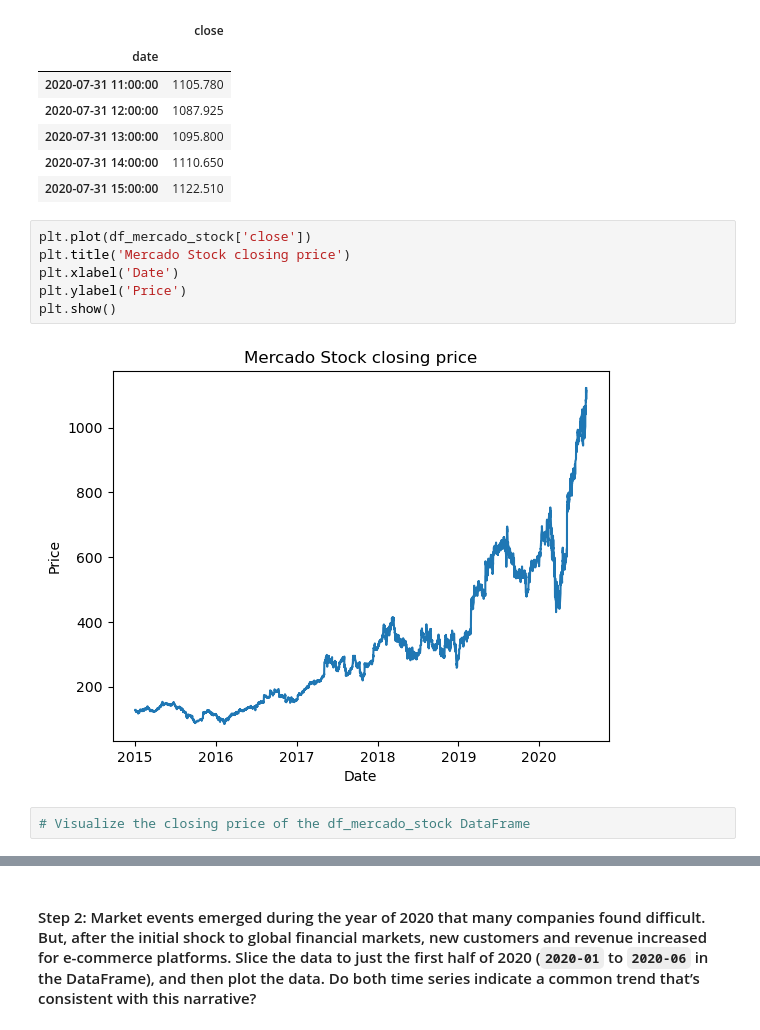
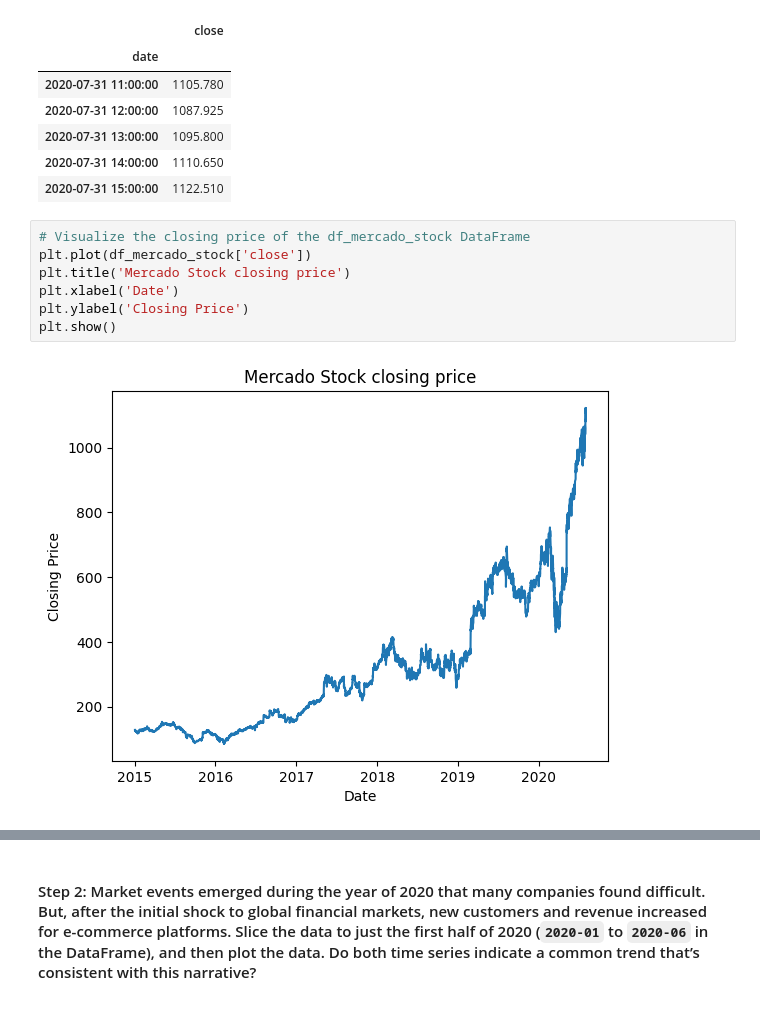
Before and after one commit to rajeevsd123/prophet-challenge, a Jupyter notebook: forecasting_net_prophet.ipynb, the cells around one changed output, grey strips where cells are left out. Cells and saved outputs as stored; diff of their text form.

```diff
--- a/forecasting_net_prophet.ipynb
+++ b/forecasting_net_prophet.ipynb
@@ -330,13 +330,12 @@ display(df_mercado_stock.tail())
 | 2020-07-31 14:00:00 | 1110.650 |
 | 2020-07-31 15:00:00 | 1122.510 |
 # %%
+# Visualize the closing price of the df_mercado_stock DataFrame
 plt.plot(df_mercado_stock['close'])
 plt.title('Mercado Stock closing price')
 plt.xlabel('Date')
-plt.ylabel('Price')
+plt.ylabel('Closing Price')
 plt.show()
 # %% [output]
-[figure, old version]
+[figure, new version]
-# %%
-# Visualize the closing price of the df_mercado_stock DataFrame
 # %%
```
Also changed, not shown: parts of 8 cells of this notebook.
